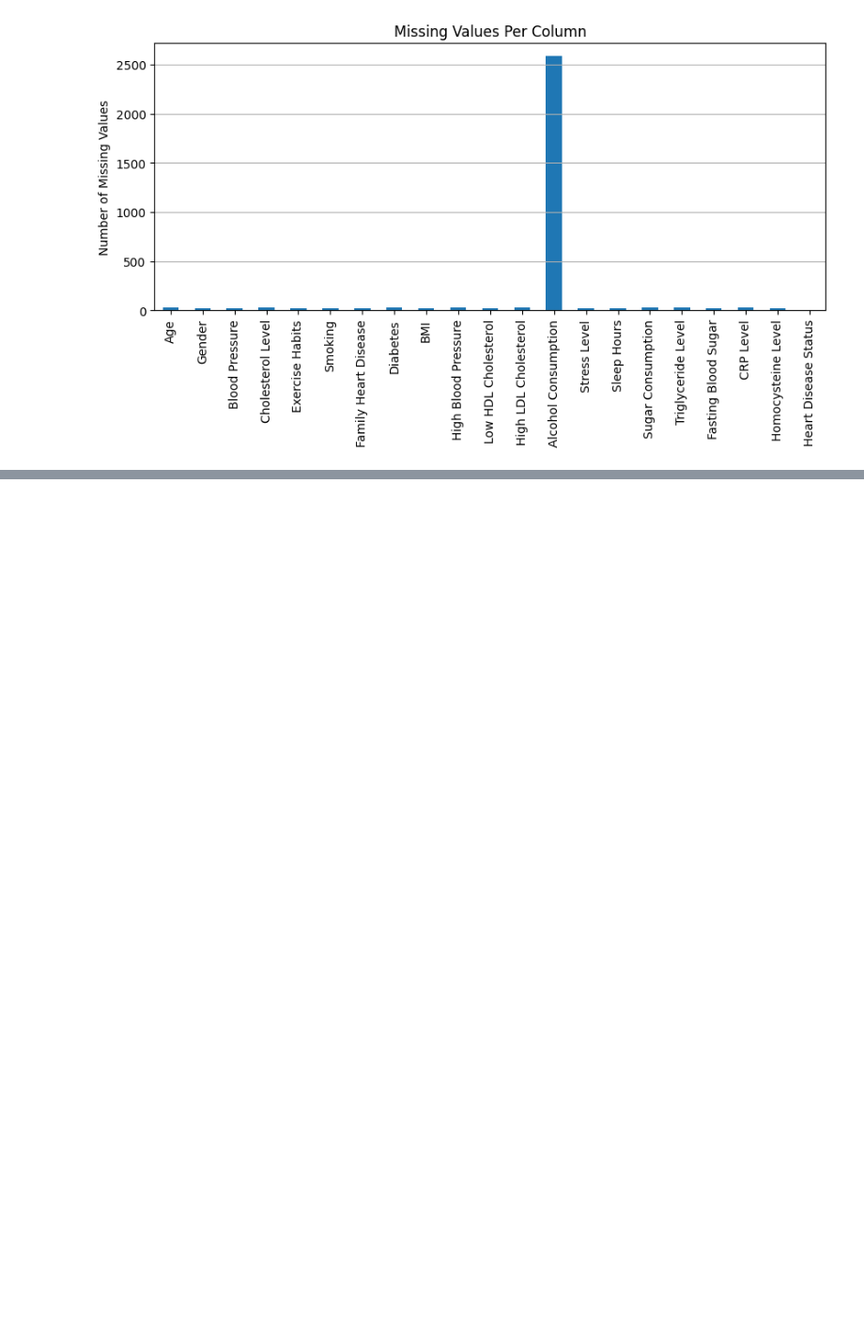
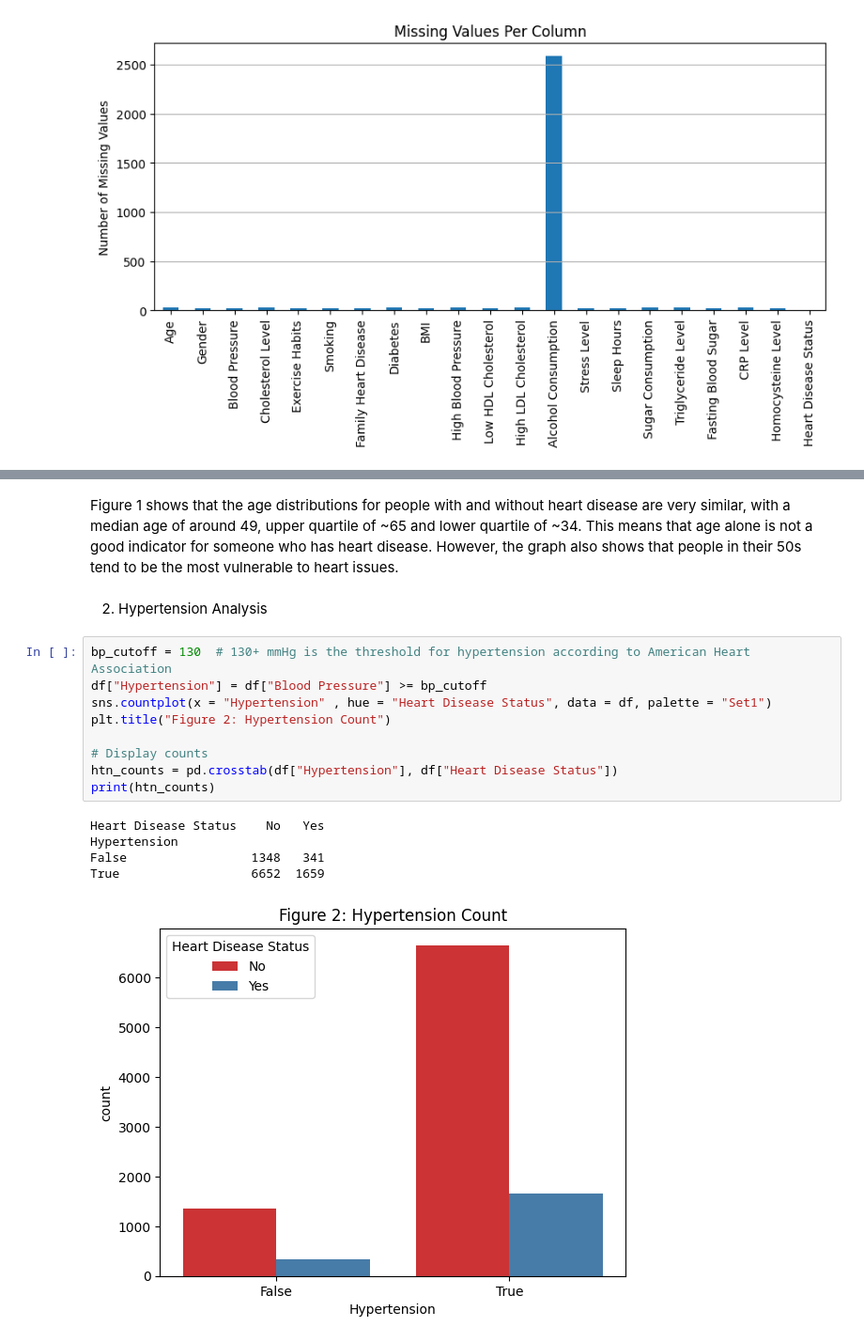
Before and after one commit to Markus8888888/heart-disease-prediction, a Jupyter notebook: notebooks/1_exploratory_data_analysis.ipynb, the cells around one changed output, grey strips where cells are left out. Shown at 94% size. Drawn from its saved outputs; the diff is of its cells as text; blank space fills up the shorter version.

```diff
--- a/notebooks/1_exploratory_data_analysis.ipynb
+++ b/notebooks/1_exploratory_data_analysis.ipynb
@@ -108,0 +126,19 @@ freq                  2500         3387              3390                 8000
+# %% [markdown]
+Figure 1 shows that the age distributions for people with and without heart disease are very similar, with a median age of around 49, upper quartile of ~65 and lower quartile of ~34. This means that age alone is not a good indicator for someone who has heart disease. However, the graph also shows that people in their 50s tend to be the most vulnerable to heart issues.
+# %% [markdown]
+2. Hypertension Analysis
+# %%
+bp_cutoff = 130  # 130+ mmHg is the threshold for hypertension according to American Heart Association
+df["Hypertension"] = df["Blood Pressure"] >= bp_cutoff
+sns.countplot(x = "Hypertension" , hue = "Heart Disease Status", data = df, palette = "Set1")
+plt.title("Figure 2: Hypertension Count")
+
+# Display counts
+htn_counts = pd.crosstab(df["Hypertension"], df["Heart Disease Status"])
+print(htn_counts)
+# %% [output]
+Heart Disease Status    No   Yes
+Hypertension
+False                 1348   341
+True                  6652  1659
+[figure, added]
```
Also changed, not shown: parts of 12 cells of this notebook, 2 other files.
